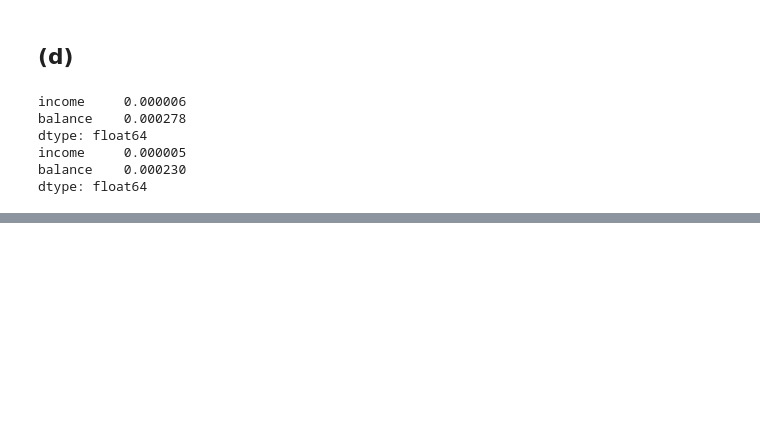
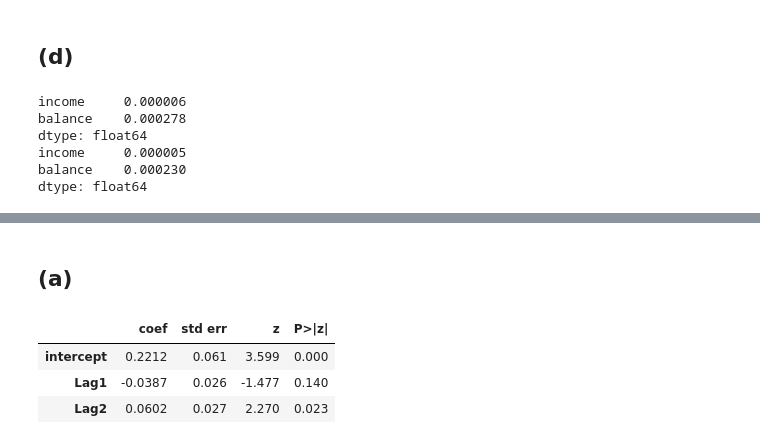
Before and after one commit to sandeshach987/ISLP, a Jupyter notebook: Chapter_5/exercise_5.ipynb, the cells around one changed output, grey strips where cells are left out. Saved outputs shown, nothing was run; the diff lists cells and outputs as text; code cells hidden in the pictures; blank space fills up the shorter version.

```diff
--- a/Chapter_5/exercise_5.ipynb
+++ b/Chapter_5/exercise_5.ipynb
@@ -204,0 +222,14 @@ dtype: float64
+# %% [markdown]
+## (a)
+# %%
+design = MS(['Lag1', 'Lag2'])
+x = design.fit_transform(weekly)
+y = weekly['Direction'] == 'Up'
+model = sm.GLM(y, x, family=sm.families.Binomial())
+results = model.fit()
+summarize(results)
+# %% [output]
+|  | coef | std err | z | P>|z| |
+| intercept | 0.2212 | 0.061 | 3.599 | 0.000 |
+| Lag1 | -0.0387 | 0.026 | -1.477 | 0.140 |
+| Lag2 | 0.0602 | 0.027 | 2.270 | 0.023 |
```
Also changed, not shown: parts of 33 cells of this notebook.
